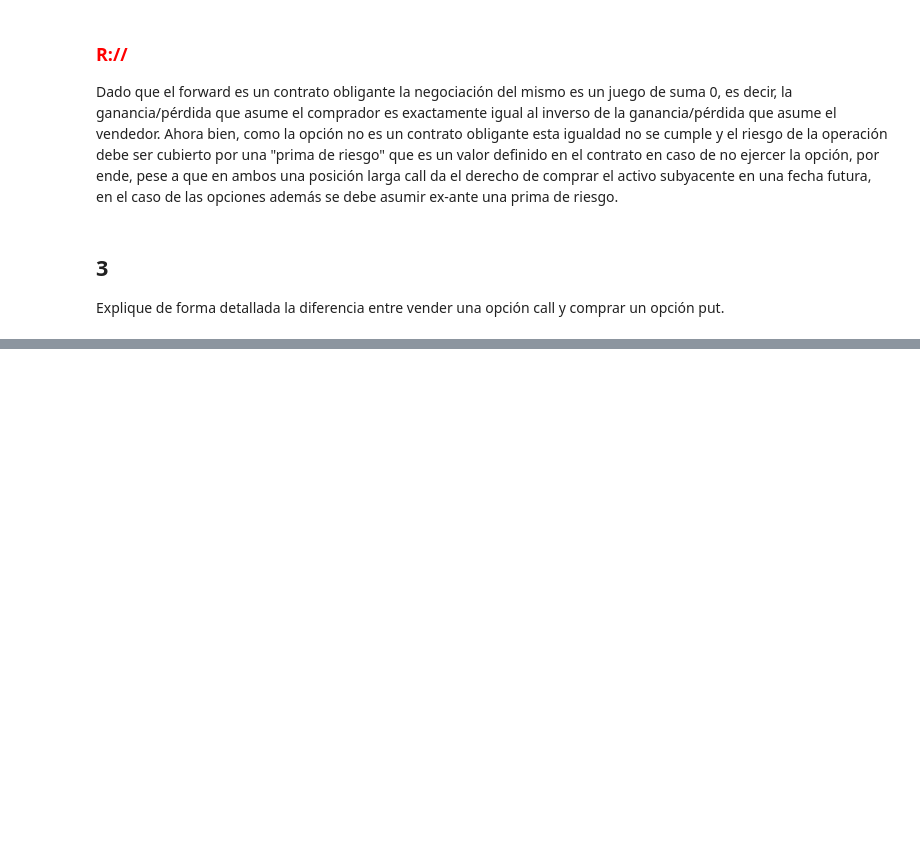
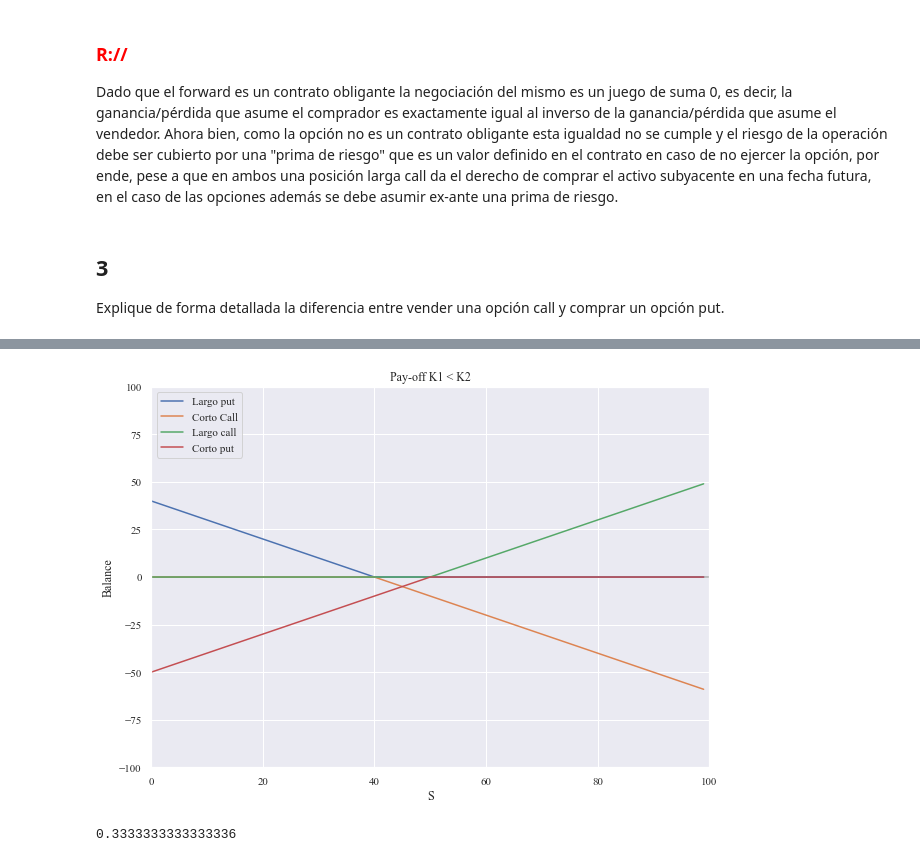
Before and after one commit to Mr-UMiguel/UExternado, a Jupyter notebook: DV/Talleres/Taller-1.ipynb, the cells around one changed output, grey strips where cells are left out. Saved outputs shown, nothing was run; the diff lists cells and outputs as text; code cells hidden in the pictures; blank space fills up the shorter version.

```diff
--- a/DV/Talleres/Taller-1.ipynb
+++ b/DV/Talleres/Taller-1.ipynb
@@ -50,0 +216,47 @@ $$
+# %%
+St = np.arange(0,100,1)
+
+K1 = 40
+prima = 0
+
+K_St1 = K1-St-prima
+Y1 =  [max(i,-prima) for i in K_St1]
+
+
+K2 = 50
+K_St = St-K2-prima
+# Y = max{K-St-prima,-prima}
+Y2 = [max(i,-prima) for i in K_St]
+
+
+St_k_prima = St-K1-prima
+Y3 = [-max(i,-prima) for i in St_k_prima]
+
+K_St = K2-St-prima
+# Y = max{K-St-prima,-prima}
+Y4 = [-max(i,-prima) for i in K_St]
+
+
+fig = plt.figure(figsize=(10,7))
+plt.xlim((0,100))
+plt.ylim((-100,100))
+plt.axhline(0, color="darkgrey")
+plt.axvline(0, color="darkgrey", linestyle = '--')
+# plt.axvline(K,color="salmon",linestyle = '--')
+
+plt.plot(St,Y1, label="Largo put")
+plt.plot(St,Y3, label="Corto Call")
+plt.plot(St,Y2, label="Largo call")
+plt.plot(St,Y4, label="Corto put")
+# plt.plot(St,Y3, label="Resultado")
+plt.title("Pay-off K1 < K2")
+plt.xlabel('S')
+plt.ylabel('Balance')
+plt.legend(loc="upper left")
+plt.show()
+# %% [output]
+[figure, added]
+# %%
+1-(1+0-0.8)/(1.1-0.8)
+# %% [output]
+0.3333333333333336
```
Also changed, not shown: parts of 6 cells of this notebook, 8 other files.
